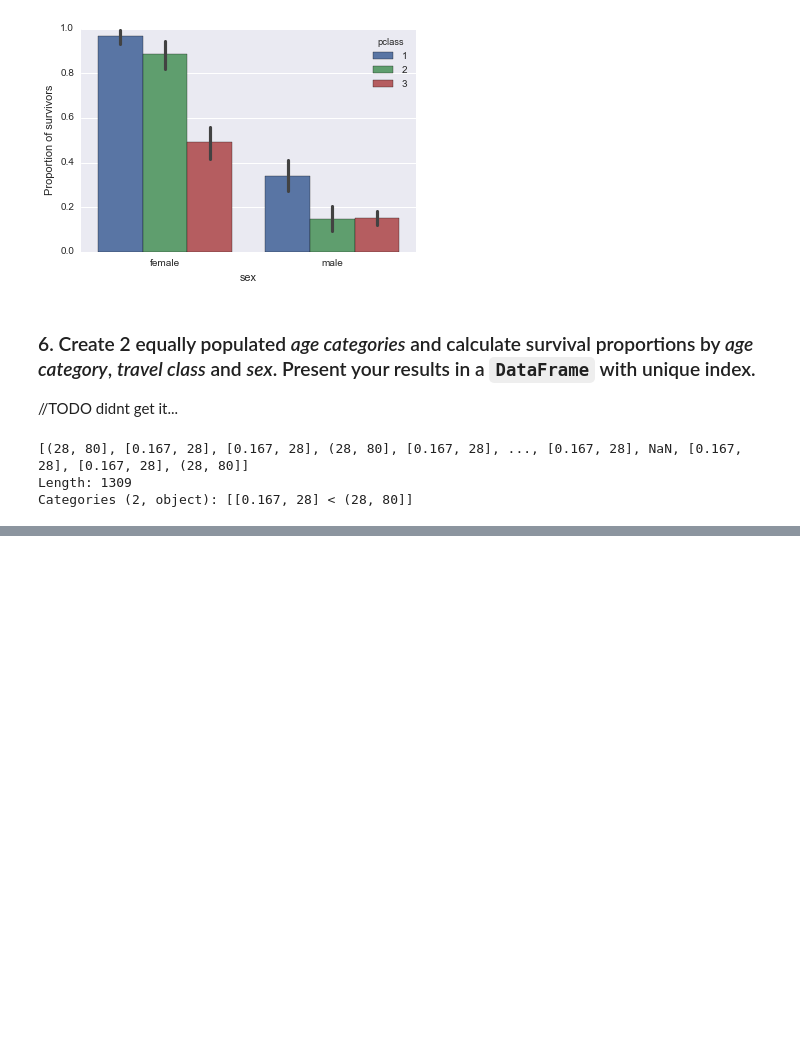
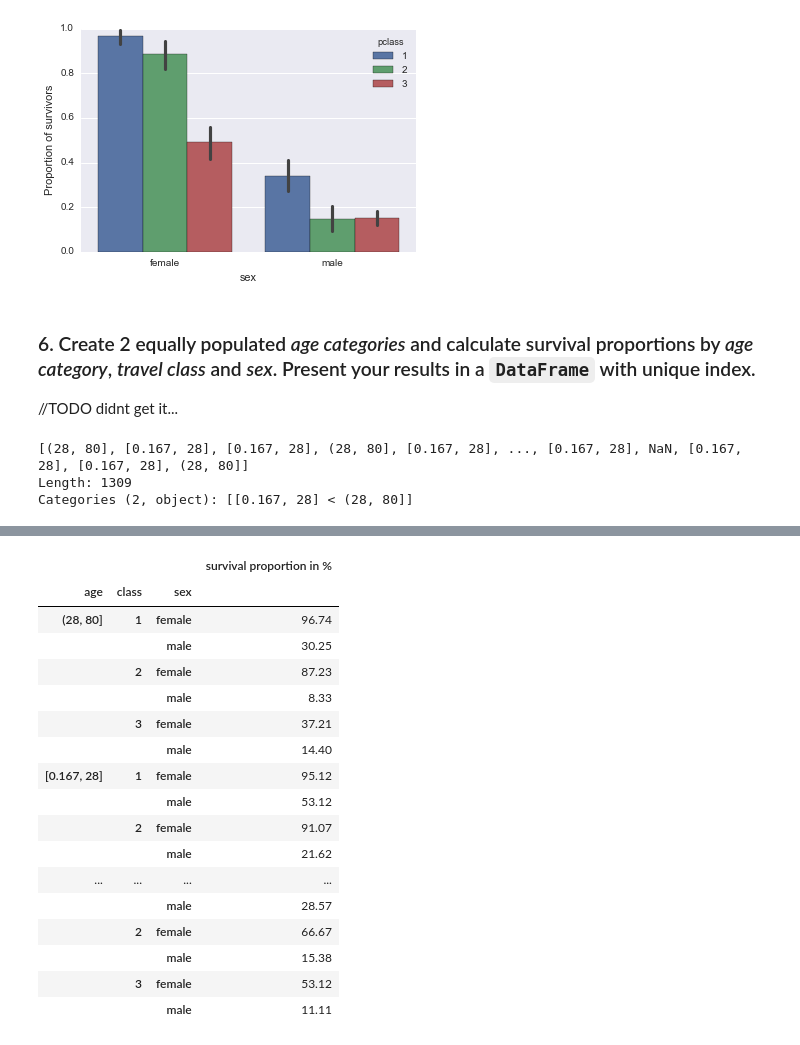
Before and after one commit to adrian-pace/ada-team, a Jupyter notebook: HW1/louis/01 - Pandas and Data Wrangling/Homework 1.ipynb, the cells around one changed output, grey strips where cells are left out. Drawn from its saved outputs; the diff is of its cells as text; code cells hidden in the pictures; blank space fills up the shorter version.

```diff
--- a/HW1/louis/01 - Pandas and Data Wrangling/Homework 1.ipynb
+++ b/HW1/louis/01 - Pandas and Data Wrangling/Homework 1.ipynb
@@ -636,0 +594,5 @@ Survival proportion of male: 19.10 %
+# %%
+overall_cat =df_titanic.cat_age.astype(str)+df_titanic.pclass.astype(str)+df_titanic.sex.astype(str)
+# %%
+df_titanic_overall_cat = df_titanic.assign(overall_cat=overall_cat)
+df_titanic_overall_cat.head()
@@ -636,0 +606,42 @@ Survival proportion of male: 19.10 %
+# %%
+# Fetch and sort the count for each category
+counts = df_titanic_overall_cat.overall_cat.value_counts()
+all_counts = counts.sort_index()
+
+# Fetch and sort the count of survivors in those categories
+survived_counts = df_titanic_overall_cat[df_titanic_overall_cat.survived == 1].overall_cat.value_counts()
+survived_counts = survived_counts.sort_index()
+
+# Compute the proportion and change the format of float number to 2 digits after comma
+pd.options.display.float_format = '{:,.2f}'.format
+df_titanic_prop = survived_counts.divide(all_counts).mul(100)
+
+# Create the data frame to show results
+ages = df_titanic.cat_age.unique().astype(str)
+classes = df_titanic.pclass.unique()
+sexes = df_titanic.sex.unique()
+np.place(ages, ages == 'nan', 'unknown')
+iterables = [ages, classes, sexes]
+index = pd.MultiIndex.from_product(iterables, names=['age', 'class', 'sex'])
+results = pd.Series(df_titanic_prop.values, index=index)
+df_results = pd.DataFrame(results)
+df_results.rename(columns={0: 'survival proportion in %'})
+# %% [output]
+|  |  |  | survival proportion in % |
+| age | class | sex |  |
+| (28, 80] | 1 | female | 96.74 |
+|  |  | male | 30.25 |
+|  | 2 | female | 87.23 |
+|  |  | male | 8.33 |
+|  | 3 | female | 37.21 |
+|  |  | male | 14.40 |
+| [0.167, 28] | 1 | female | 95.12 |
+|  |  | male | 53.12 |
+|  | 2 | female | 91.07 |
+|  |  | male | 21.62 |
+| ... | ... | ... | ... |
+|  |  | male | 28.57 |
+|  | 2 | female | 66.67 |
+|  |  | male | 15.38 |
+|  | 3 | female | 53.12 |
+|  |  | male | 11.11 |
```
Also changed, not shown: parts of 10 cells of this notebook.
